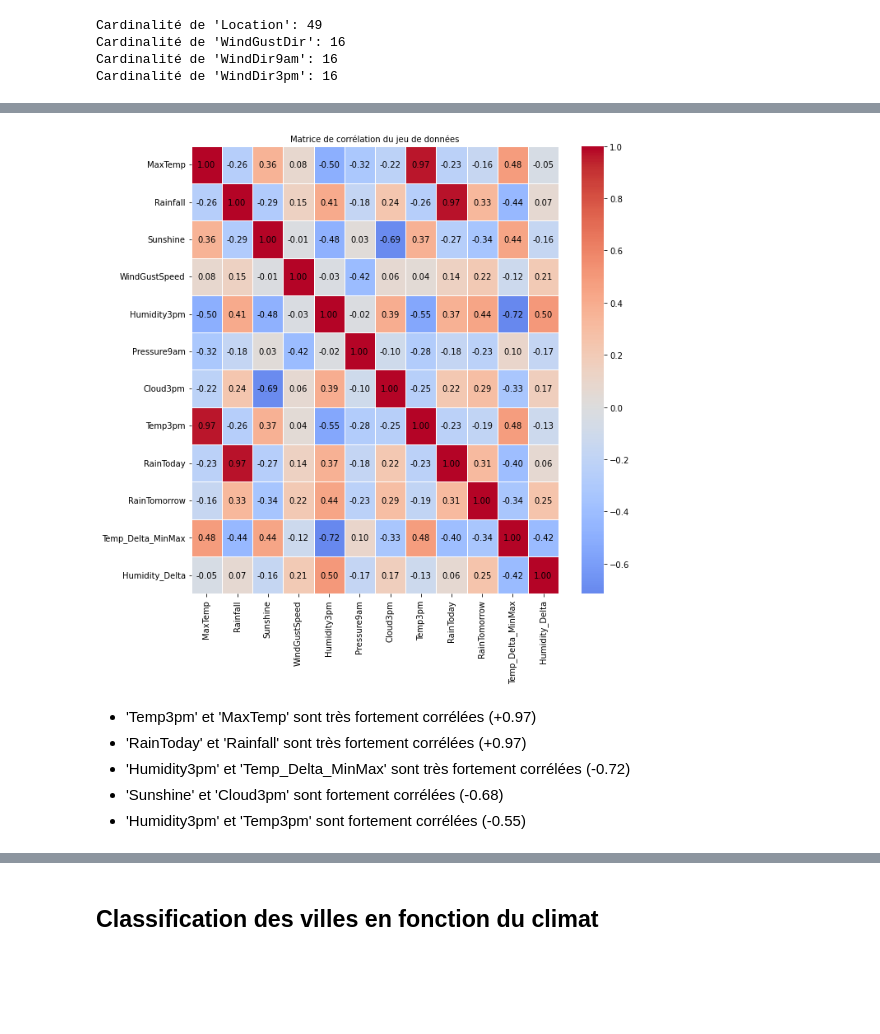
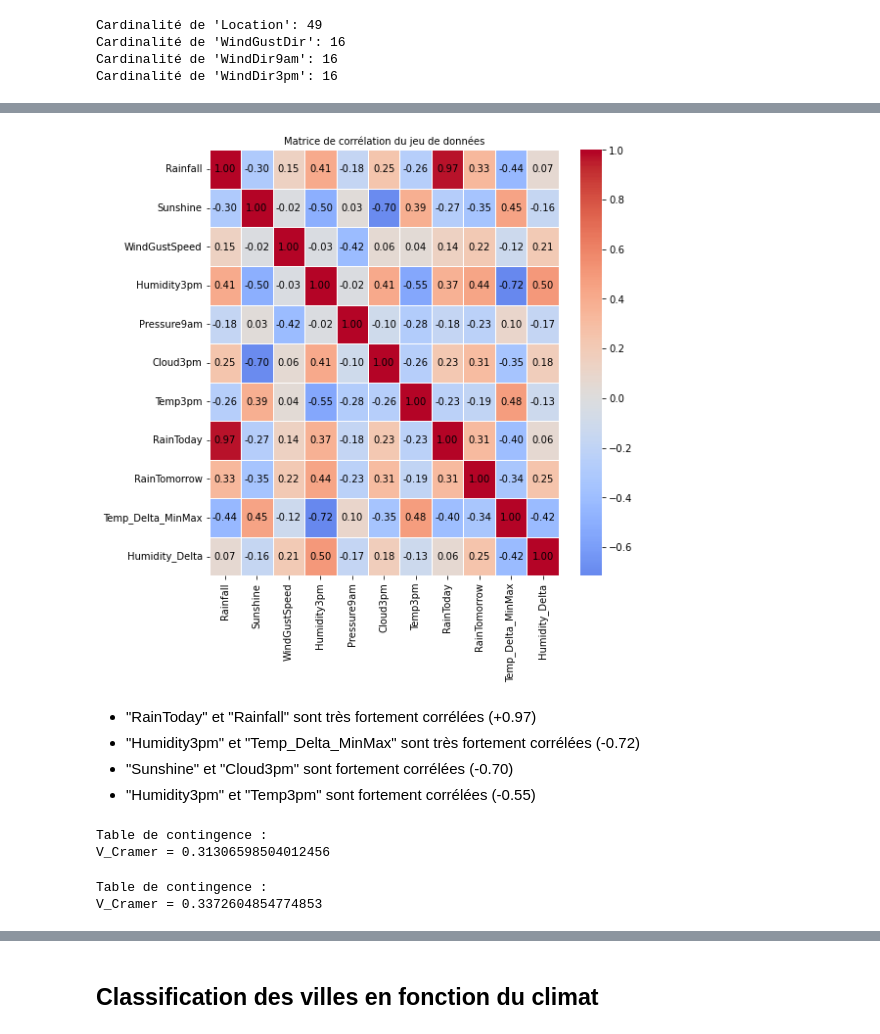
Before and after one commit to jo-charles/pyAusRainfall, a Jupyter notebook: common_pyAusRainfall_preprocessing.ipynb, the cells around one changed output, grey strips where cells are left out. Drawn from its saved outputs; the diff is of its cells as text; code cells hidden in the pictures; blank space fills up the shorter version.

```diff
--- a/common_pyAusRainfall_preprocessing.ipynb
+++ b/common_pyAusRainfall_preprocessing.ipynb
@@ -123,8 +117,8 @@ df['RainTomorrow'].replace({'No':0, 'Yes':1}, inplace = True)
 df['RainToday'] = df['RainToday'].astype('int64')
 df['RainTomorrow'] = df['RainTomorrow'].astype('int64')
 # %%
-# remplacement des NANs pour les variables présentant la plus forte proportion de valeurs manquantes
-# temps de calcul : ~ 1 h 30 min
+# remplacement des NANs avec l'algorithme KNN-Imputer pour les variables présentant la plus forte proportion de valeurs manquantes
+# temps de calcul : ~ 1 h 20 min
 X = df[['Sunshine', 'Evaporation', 'Cloud3pm', 'Cloud9am']]
 y = df['RainTomorrow']
 
@@ -132,7 +126,7 @@ X_train, X_test, y_train, y_test = train_test_split(X, y, test_size=0.2, random_
 
 model = make_pipeline(KNNImputer(), SGDClassifier())
 
-params = {'knnimputer__n_neighbors' : [1,2,3,4]}
+params = {'knnimputer__n_neighbors' : [4,5,6]}
 
 grid = GridSearchCV(model, param_grid=params, cv=3)
 grid.fit(X_train, y_train)
@@ -150,5 +142,6 @@ best_param = 2
 # %%
+# remplacement des NANs avec l'algorithme KNN-Imputer pour les variables présentant la plus forte proportion de valeurs manquantes
 # temps de calcul : ~ 20 min.
-imputer = KNNImputer(n_neighbors = best_param)
+imputer = KNNImputer(n_neighbors = grid.best_params_['knnimputer__n_neighbors'])
 df[['Sunshine', 'Evaporation', 'Cloud3pm', 'Cloud9am']] = imputer.fit_transform(df[['Sunshine', 'Evaporation', 'Cloud3pm', 'Cloud9am']])
 # %%
@@ -357,3 +371,6 @@ df.drop(columns=['Cloud9am'], inplace=True)
+# %%
+# suppression de la variable "MaxTemp", moins corrélée à la variable cible que "Temp3pm"
+df.drop(columns=['MaxTemp'], inplace=True)
 # %%
 # récupération des variables quantitatives
 num_features = [col for col in df.columns if df[col].dtype != 'O']
@@ -434,7 +450,7 @@ cat_features = [col for col in df.columns if df[col].dtype == 'O']
 # df = one_hot_encode(df, onehot_features, ['wgd', 'wd9', 'wd3'])
 # %%
 # calcul des valeurs délimitant les outliers et remplacement des outliers par la valeur des limites
-for feature in ['MaxTemp','WindGustSpeed','Humidity3pm','Pressure9am','Rainfall','Temp3pm','Temp_Delta_MinMax','Humidity_Delta']:
+for feature in ['WindGustSpeed','Humidity3pm','Pressure9am','Rainfall','Temp3pm','Temp_Delta_MinMax','Humidity_Delta']:
     q1 = df[feature].quantile(0.25)
     q3 = df[feature].quantile(0.75)
     IQR = q3 - q1
@@ -472,14 +488,33 @@ Nombre d'observations actuel: 140787
 # %%
 # matrice de corrélation
-fig, ax = plt.subplots(figsize=(10,10))
+fig, ax = plt.subplots(figsize=(8,8))
 annot_kws={'fontsize':10, 'color':"k", 'verticalalignment':'center'}
 sns.heatmap(df.corr(), linewidths=0.5, annot=True, annot_kws=annot_kws, fmt=".2f", ax=ax, cmap='coolwarm', center=0)
 plt.title('Matrice de corrélation du jeu de données', fontsize=10);
 # %% [output]
-[figure, old version]
+[figure, new version]
 # %% [markdown]
-- 'Temp3pm' et 'MaxTemp' sont très fortement corrélées (+0.97)
-- 'RainToday' et 'Rainfall' sont très fortement corrélées (+0.97)
-- 'Humidity3pm' et 'Temp_Delta_MinMax' sont très fortement corrélées (-0.72)
-- 'Sunshine' et 'Cloud3pm' sont fortement corrélées (-0.68)
-- 'Humidity3pm' et 'Temp3pm' sont fortement corrélées (-0.55)
+- "RainToday" et "Rainfall" sont très fortement corrélées (+0.97)
+- "Humidity3pm" et "Temp_Delta_MinMax" sont très fortement corrélées (-0.72)
+- "Sunshine" et "Cloud3pm" sont fortement corrélées (-0.70)
+- "Humidity3pm" et "Temp3pm" sont fortement corrélées (-0.55)
+# %%
+# table de contingence entre les variables "RainToday" et "RainTomorrow"
+print("Table de contingence :")
+table = pd.crosstab(df['RainToday'], df['RainTomorrow'])
+
+# mesure du niveau de corrélation par le V de Cramer
+print("V_Cramer = {}".format(V_Cramer(table, df.shape[0])))
+# %% [output]
+Table de contingence :
+V_Cramer = 0.31306598504012456
+# %%
+# table de contingence entre les variables "Rainfall" et "RainTomorrow"
+print("Table de contingence :")
+table = pd.crosstab(df['Rainfall'], df['RainTomorrow'])
+
+# mesure du niveau de corrélation par le V de Cramer
+print("V_Cramer = {}".format(V_Cramer(table, df.shape[0])))
+# %% [output]
+Table de contingence :
+V_Cramer = 0.3372604854774853
```
Also changed, not shown: parts of 67 cells of this notebook, 46 other files.
